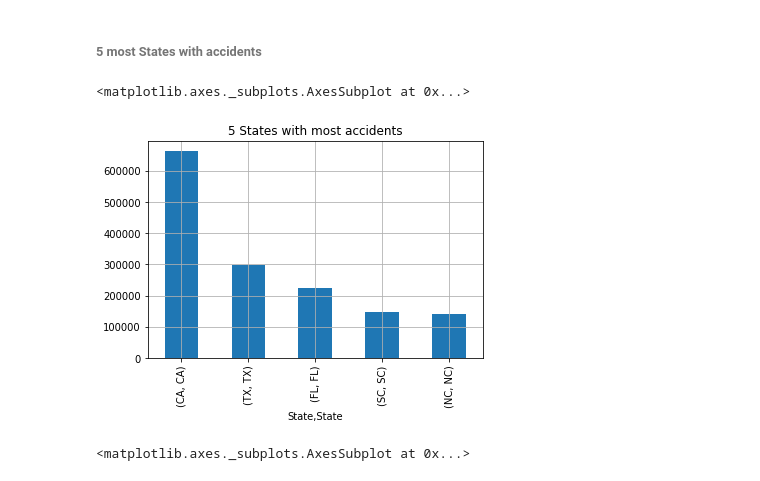
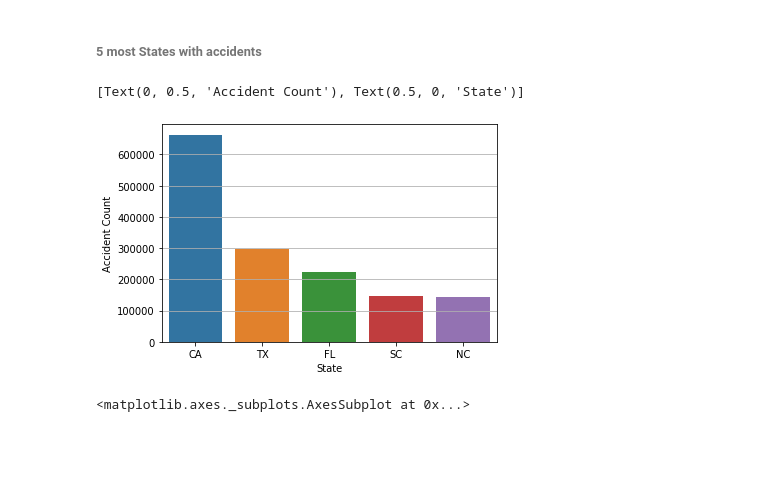
Before and after one commit to AdrianLabuda/us-accidents, a Jupyter notebook: us-accidents.ipynb, the cells around one changed output. Cells and saved outputs as stored; diff of their text form; code cells hidden in the pictures; blank space fills up the shorter version.

```diff
--- a/us-accidents.ipynb
+++ b/us-accidents.ipynb
@@ -157,15 +159,26 @@ plt.grid()
 # %% [markdown]
 <h6>5 most States with accidents</h6>
-# %%
-#5  most States with acidents
-state_accident_count_5max = state_grp['State'].value_counts().nlargest(5)
-state_accident_count_5max.plot(kind='bar',
-                               grid=True,
-                               title='5 States with most accidents',
-                               )
-# %% [output]
-<matplotlib.axes._subplots.AxesSubplot at 0x...>
-[figure, removed]
+# %%
+#5  most States with acidents
+
+#old plot
+#state_accident_count_5max.plot(kind='bar',
+#                               grid=True,
+#                               title='5 States with most accidents',
+#                               )
+
+#Get 5 largest States with accidents
+state_accident_count_5max = state_grp['State'].value_counts().nlargest(5)
+
+#Get indexes names (States) for this 5 values
+state_5max = state_accident_count_5max.index.get_level_values(0)
+
+plt.grid()
+ax = sns.barplot(x=state_5max, y=state_accident_count_5max)
+ax.set(xlabel='State', ylabel='Accident Count')
+# %% [output]
+[Text(0, 0.5, 'Accident Count'), Text(0.5, 0, 'State')]
+[figure, added]
 # %%
 corr = df.corr()
 
```
Also changed, not shown: parts of 4 cells of this notebook.
